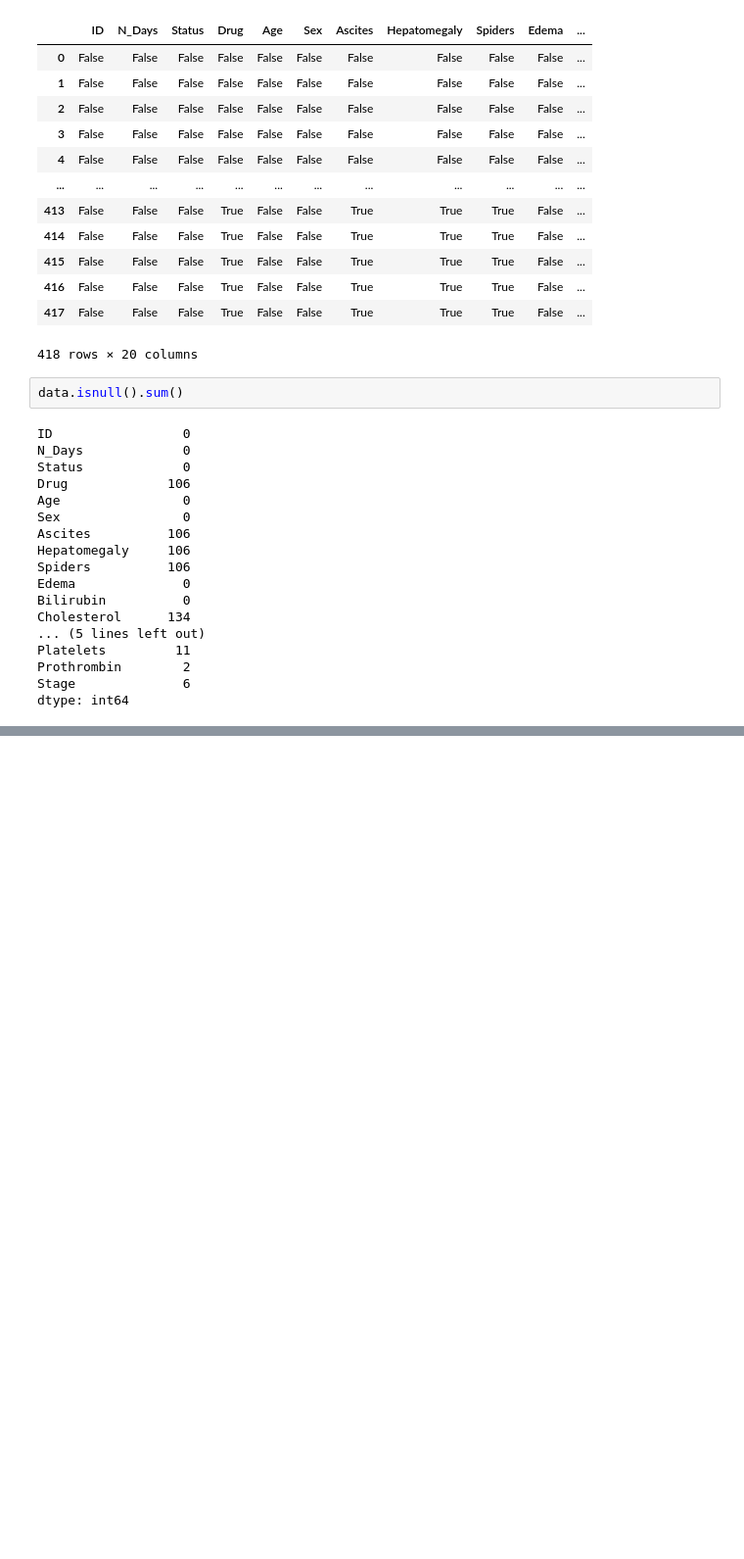
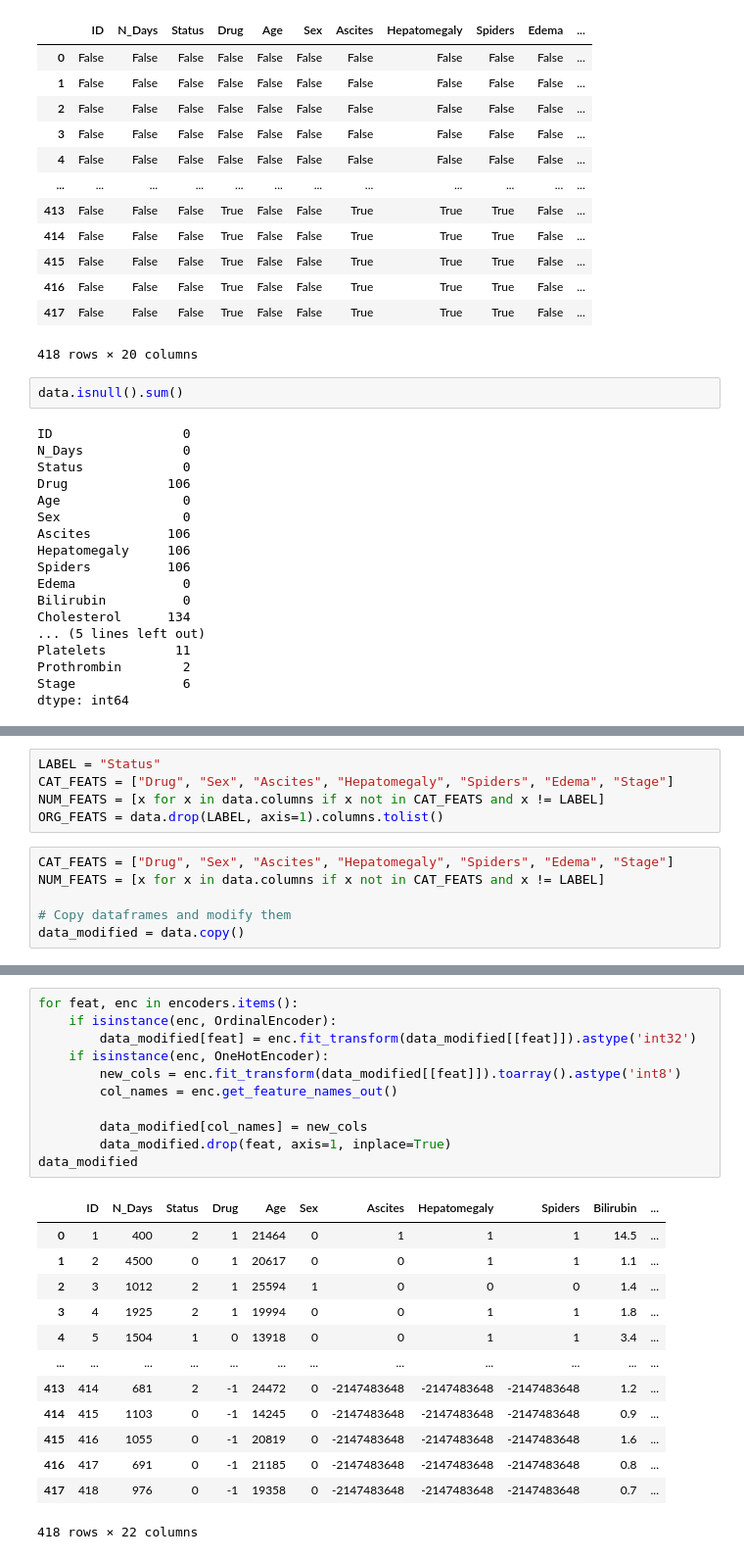
Before and after one commit to AKSHAT-KUMAR-14/Liver-Cirrhosis-Analysis, a Jupyter notebook: liver_cirrhosis.ipynb, the cells around one changed output, grey strips where cells are left out. Shown at 98% size. Cells and saved outputs as stored; diff of their text form; blank space fills up the shorter version.

```diff
--- a/liver_cirrhosis.ipynb
+++ b/liver_cirrhosis.ipynb
@@ -170,0 +146,11 @@ min(data['N_Days'])
+# %%
+LABEL = "Status"
+CAT_FEATS = ["Drug", "Sex", "Ascites", "Hepatomegaly", "Spiders", "Edema", "Stage"]
+NUM_FEATS = [x for x in data.columns if x not in CAT_FEATS and x != LABEL]
+ORG_FEATS = data.drop(LABEL, axis=1).columns.tolist()
+# %%
+CAT_FEATS = ["Drug", "Sex", "Ascites", "Hepatomegaly", "Spiders", "Edema", "Stage"]
+NUM_FEATS = [x for x in data.columns if x not in CAT_FEATS and x != LABEL]
+
+# Copy dataframes and modify them
+data_modified = data.copy()
@@ -170,0 +195,25 @@ min(data['N_Days'])
+# %%
+for feat, enc in encoders.items():
+    if isinstance(enc, OrdinalEncoder):
+        data_modified[feat] = enc.fit_transform(data_modified[[feat]]).astype('int32')
+    if isinstance(enc, OneHotEncoder):
+        new_cols = enc.fit_transform(data_modified[[feat]]).toarray().astype('int8')
+        col_names = enc.get_feature_names_out()
+
+        data_modified[col_names] = new_cols
+        data_modified.drop(feat, axis=1, inplace=True)
+data_modified
+# %% [output]
+|  | ID | N_Days | Status | Drug | Age | Sex | Ascites | Hepatomegaly | Spiders | Bilirubin | ... |
+| 0 | 1 | 400 | 2 | 1 | 21464 | 0 | 1 | 1 | 1 | 14.5 | ... |
+| 1 | 2 | 4500 | 0 | 1 | 20617 | 0 | 0 | 1 | 1 | 1.1 | ... |
+| 2 | 3 | 1012 | 2 | 1 | 25594 | 1 | 0 | 0 | 0 | 1.4 | ... |
+| 3 | 4 | 1925 | 2 | 1 | 19994 | 0 | 0 | 1 | 1 | 1.8 | ... |
+| 4 | 5 | 1504 | 1 | 0 | 13918 | 0 | 0 | 1 | 1 | 3.4 | ... |
+| ... | ... | ... | ... | ... | ... | ... | ... | ... | ... | ... | ... |
+| 413 | 414 | 681 | 2 | -1 | 24472 | 0 | -2147483648 | -2147483648 | -2147483648 | 1.2 | ... |
+| 414 | 415 | 1103 | 0 | -1 | 14245 | 0 | -2147483648 | -2147483648 | -2147483648 | 0.9 | ... |
+| 415 | 416 | 1055 | 0 | -1 | 20819 | 0 | -2147483648 | -2147483648 | -2147483648 | 1.6 | ... |
+| 416 | 417 | 691 | 0 | -1 | 21185 | 0 | -2147483648 | -2147483648 | -2147483648 | 0.8 | ... |
+| 417 | 418 | 976 | 0 | -1 | 19358 | 0 | -2147483648 | -2147483648 | -2147483648 | 0.7 | ... |
+418 rows × 22 columns
```
Also changed, not shown: parts of 16 cells of this notebook.
